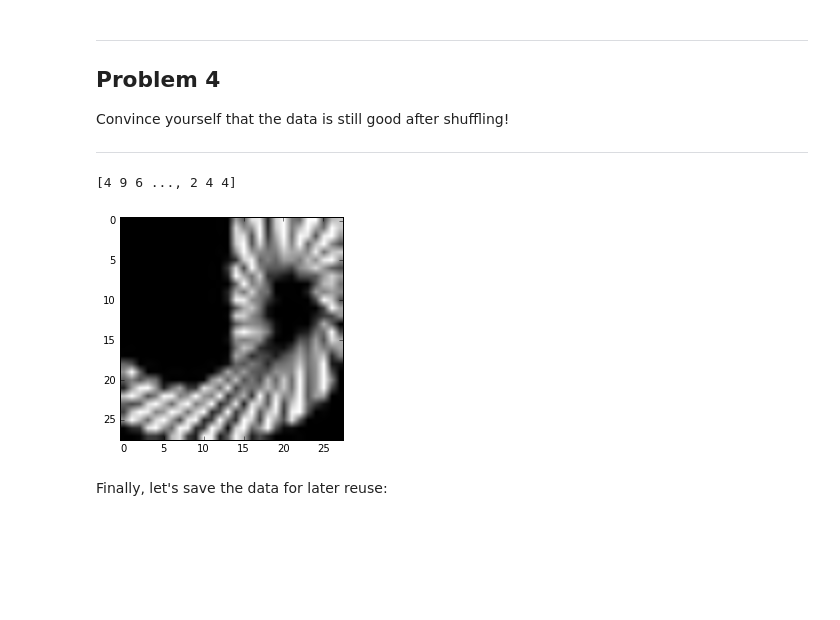
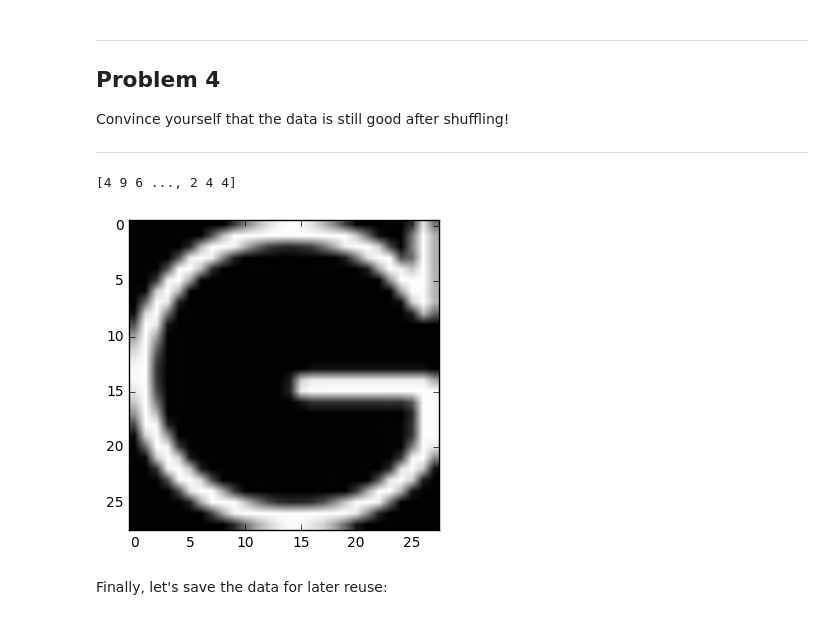
Before and after one commit to vishal-kit/DeepLearning, a Jupyter notebook: 1_notmnist.ipynb, the cells around one changed output. Drawn from its saved outputs; the diff is of its cells as text; code cells hidden in the pictures; blank space fills up the shorter version.

```diff
--- a/1_notmnist.ipynb
+++ b/1_notmnist.ipynb
@@ -345,11 +345,11 @@ Convince yourself that the data is still good after shuffling!
 
 ---
 # %%
-plt.imshow(train_dataset[40000,:,:],cmap='gray')
+plt.imshow(train_dataset[4000,:,:],cmap='gray')
 print(train_labels)
 # %% [output]
 [4 9 6 ..., 2 4 4]
-[figure, old version]
+[figure, new version]
 # %% [markdown]
 Finally, let's save the data for later reuse:
 # %%
```
Also changed, not shown: parts of 8 cells of this notebook, 1 other file.
